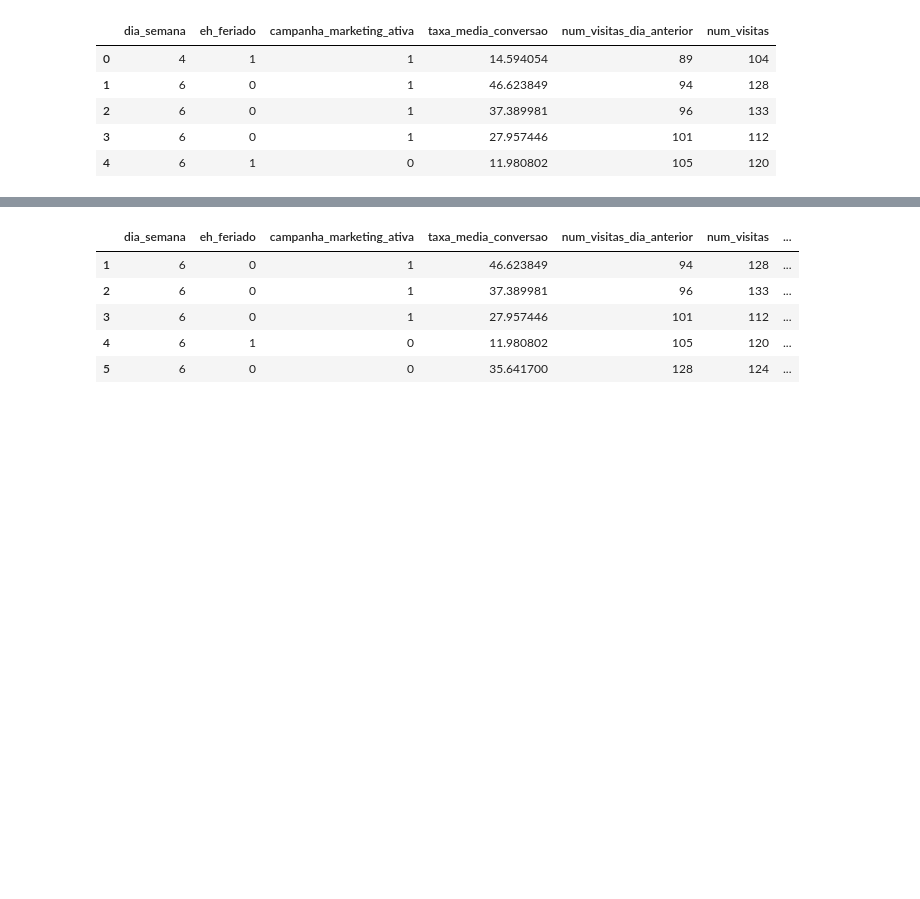
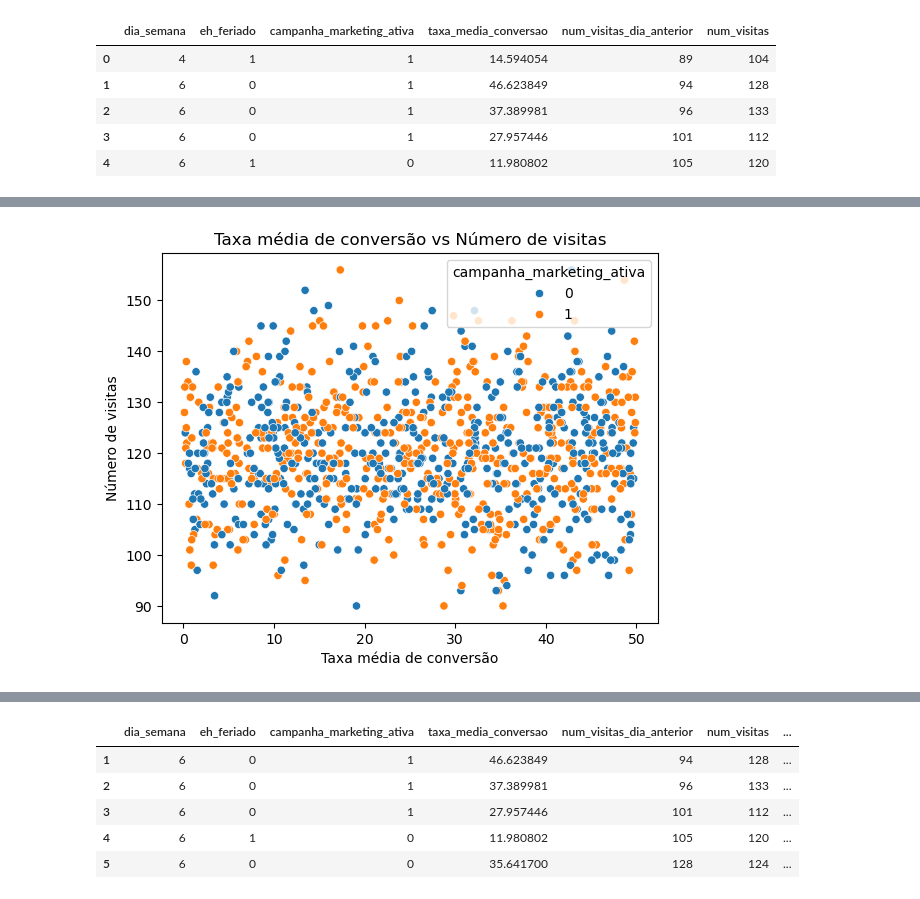
Before and after one commit to jaquelinesfernandes/Predicting_WebTraficc_TimeSeries, a Jupyter notebook: project_webtraficc_ts.ipynb, the cells around one changed output, grey strips where cells are left out. Drawn from its saved outputs; the diff is of its cells as text; code cells hidden in the pictures; blank space fills up the shorter version.

```diff
--- a/project_webtraficc_ts.ipynb
+++ b/project_webtraficc_ts.ipynb
@@ -26,0 +49,9 @@ df.head()
+# %%
+# Relação entre taxa média de conversão e visitas
+sns.scatterplot(x='taxa_media_conversao', y='num_visitas', data=df, hue='campanha_marketing_ativa')
+plt.title('Taxa média de conversão vs Número de visitas')
+plt.xlabel('Taxa média de conversão')
+plt.ylabel('Número de visitas')
+plt.show()
+# %% [output]
+[figure, added]
```
Also changed, not shown: parts of 44 cells of this notebook, 1 other file.
